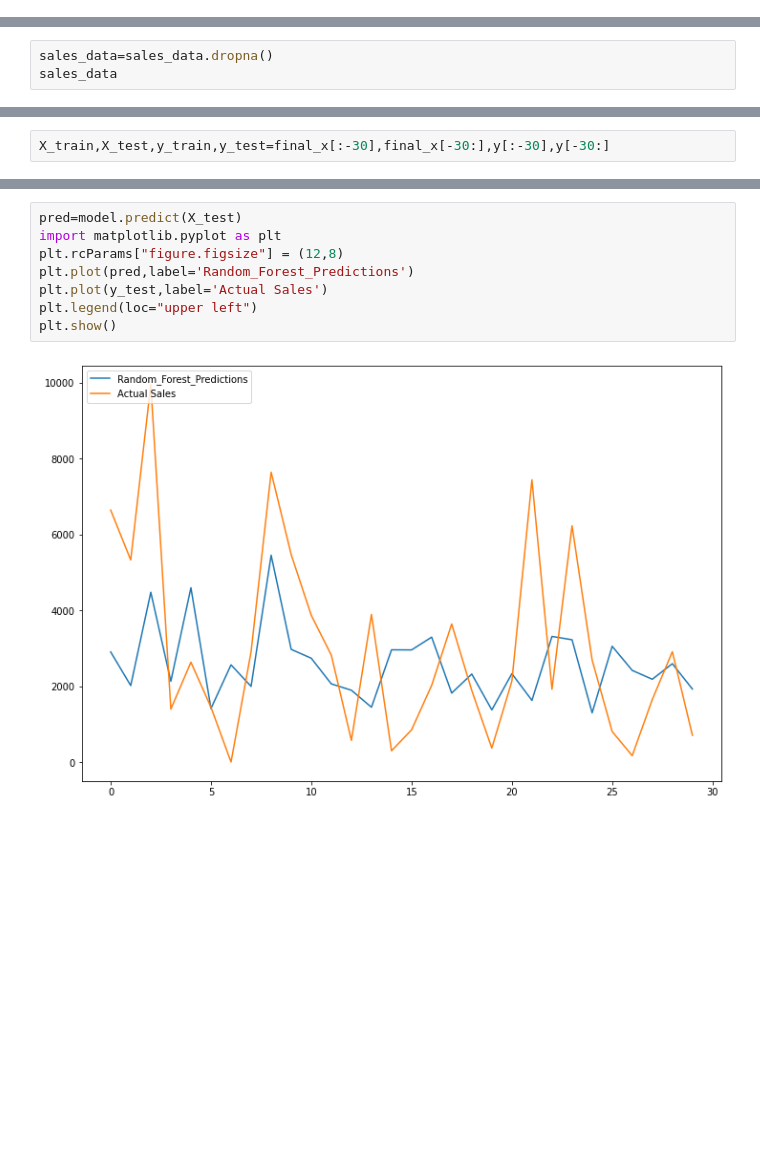
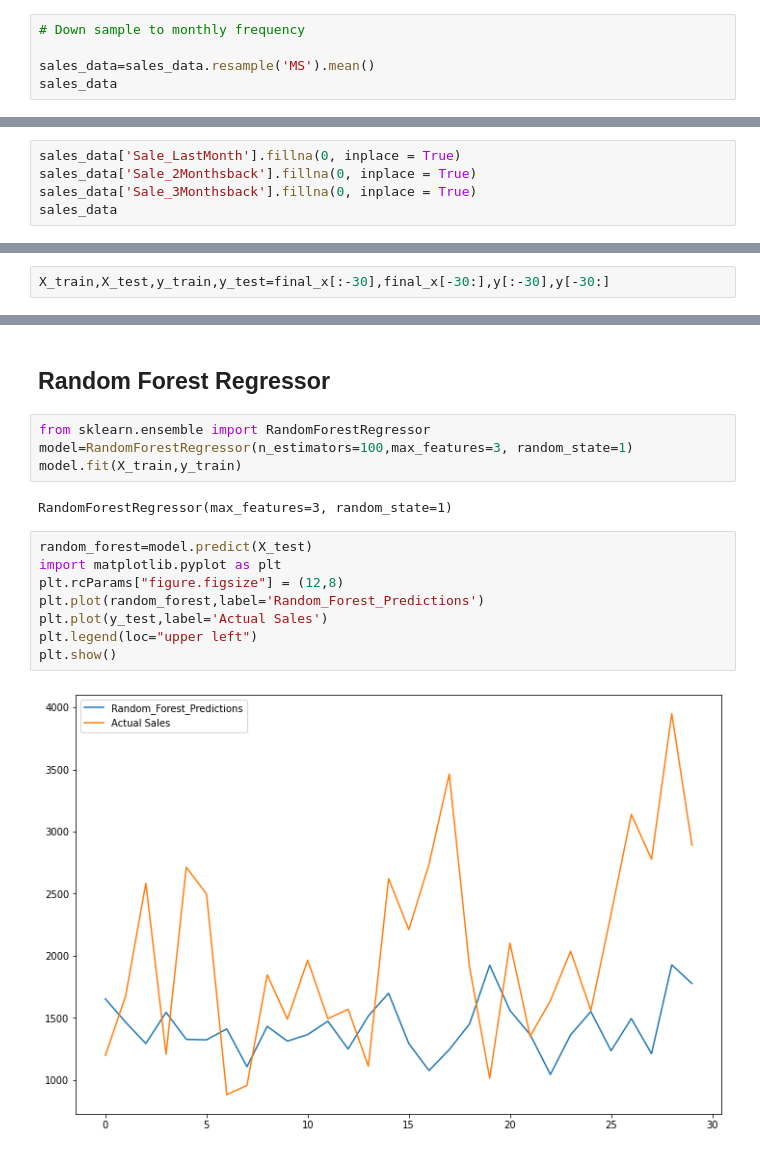
Before and after one commit to Nidakhairunnisa/Retail_6, a Jupyter notebook: Retail 6/ML/Regression_Nida.ipynb, the cells around one changed output, grey strips where cells are left out. Saved outputs shown, nothing was run; the diff lists cells and outputs as text; blank space fills up the shorter version.

```diff
--- a/Retail 6/ML/Regression_Nida.ipynb
+++ b/Retail 6/ML/Regression_Nida.ipynb
@@ -111,0 +177,5 @@ df.corr()['sales'].sort_values(ascending = False).plot(kind='bar')
+# %%
+# Down sample to monthly frequency
+
+sales_data=sales_data.resample('MS').mean()
+sales_data
@@ -111,0 +229,5 @@ df.corr()['sales'].sort_values(ascending = False).plot(kind='bar')
+# %%
+sales_data['Sale_LastMonth'].fillna(0, inplace = True)
+sales_data['Sale_2Monthsback'].fillna(0, inplace = True)
+sales_data['Sale_3Monthsback'].fillna(0, inplace = True)
+sales_data
@@ -187,3 +256,0 @@ sales_data
-# %%
-sales_data=sales_data.dropna()
-sales_data
@@ -233,10 +329,18 @@ LinearRegression()
+# %% [markdown]
+## **Random Forest Regressor**
+# %%
+from sklearn.ensemble import RandomForestRegressor
+model=RandomForestRegressor(n_estimators=100,max_features=3, random_state=1)
+model.fit(X_train,y_train)
+# %% [output]
+RandomForestRegressor(max_features=3, random_state=1)
 # %%
-pred=model.predict(X_test)
+random_forest=model.predict(X_test)
 import matplotlib.pyplot as plt
 plt.rcParams["figure.figsize"] = (12,8)
-plt.plot(pred,label='Random_Forest_Predictions')
+plt.plot(random_forest,label='Random_Forest_Predictions')
 plt.plot(y_test,label='Actual Sales')
 plt.legend(loc="upper left")
 plt.show()
 # %% [output]
-[figure, old version]
+[figure, new version]
```
Also changed, not shown: parts of 76 cells of this notebook.
